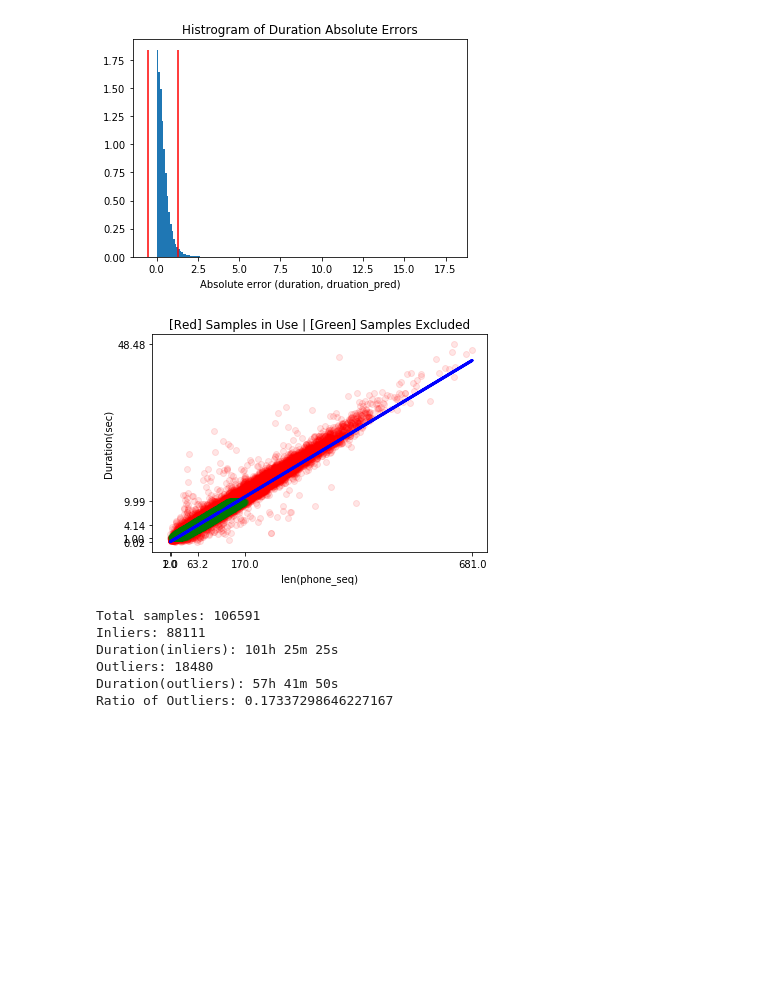
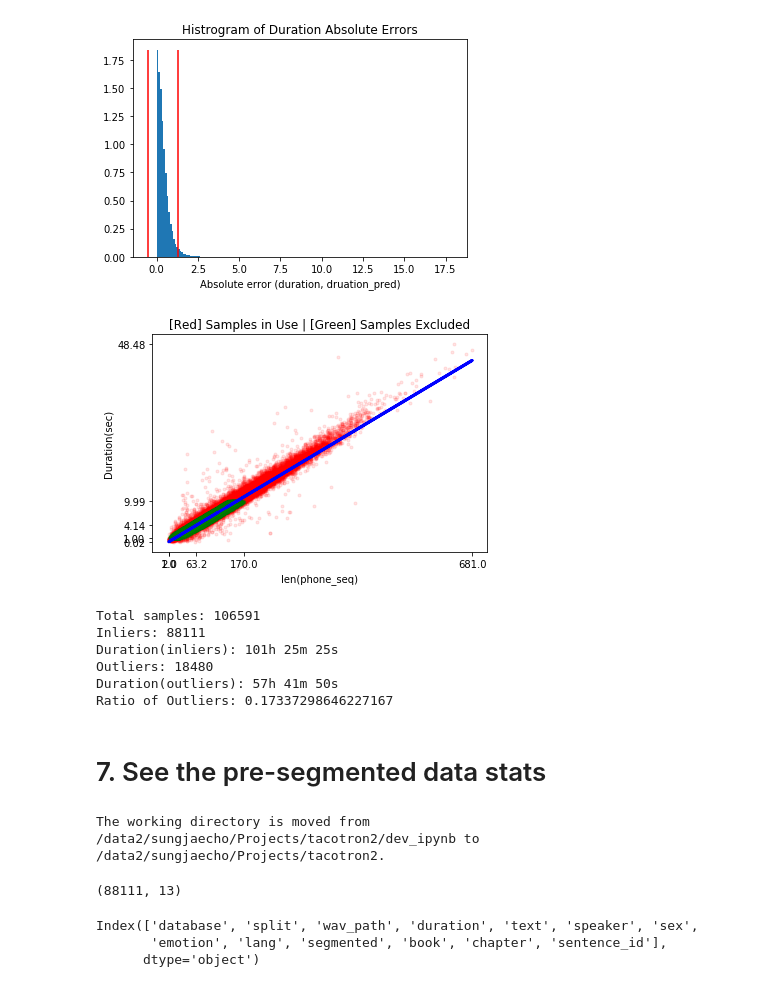
Before and after one commit to sungjae-cho/tacotron2, a Jupyter notebook: dev_ipynb/21_import_BC2013.ipynb, the cells around one changed output. Cells and saved outputs as stored; diff of their text form; code cells hidden in the pictures; blank space fills up the shorter version.

```diff
--- a/dev_ipynb/21_import_BC2013.ipynb
+++ b/dev_ipynb/21_import_BC2013.ipynb
@@ -791,39 +791,49 @@ y_outliers = y[i_outliers]
 x_inliers = x[i_inliers]
 y_inliers = y[i_inliers]
 
 plt.title('[Red] Samples in Use | [Green] Samples Excluded')
 
 # Plot outputs
-plt.scatter(x_outliers, y_outliers, color='red', alpha=0.1)
-plt.scatter(x_inliers, y_inliers, color='green', alpha=0.1)
+plt.scatter(x_outliers, y_outliers, color='red', marker='.', alpha=0.1)
+plt.scatter(x_inliers, y_inliers, color='green', marker='.',alpha=0.1)
 
 
 plt.plot(x, y_pred, color='blue', linewidth=3)
 
 plt.xticks([x_inliers.min(), x_inliers.mean(), x_inliers.max(), x.min(), x.max()])
 plt.yticks([y_inliers.min(), y_inliers.mean(), y_inliers.max(), y.min(), y.max()])
 plt.xlabel('len(phone_seq)')
 plt.ylabel('Duration(sec)')
 
 plt.show()
 
 print("Total samples:", len(x))
 print("Inliers:", len(x_inliers))
 secs_inliers = int(y[i_inliers].sum())
 h, m, s = convert(secs_inliers)
 print("Duration(inliers): {}h {}m {}s".format(h, m, s))
 
 print("Outliers:", len(x_outliers))
 secs_outliers = int(y[i_outliers].sum())
 h, m, s = convert(secs_outliers)
 print("Duration(outliers): {}h {}m {}s".format(h, m, s))
 
 print("Ratio of Outliers:", (len(x_outliers) / len(x)))
 # %% [output]
-[figure, old version]
+[figure, new version]
 Total samples: 106591
 Inliers: 88111
 Duration(inliers): 101h 25m 25s
 Outliers: 18480
 Duration(outliers): 57h 41m 50s
 Ratio of Outliers: 0.17337298646227167
+# %% [markdown]
+# 7. See the pre-segmented data stats
+# %%
+import os
+cwd_old = os.getcwd()
+os.chdir('..')
+cwd_new = os.getcwd()
+print("The working directory is moved from {} to {}.".format(cwd_old, cwd_new))
+# %% [output]
+The working directory is moved from /data2/sungjaecho/Projects/tacotron2/dev_ipynb to /data2/sungjaecho/Projects/tacotron2.
@@ -829,0 +847,10 @@ Ratio of Outliers: 0.17337298646227167
+# %%
+df_bc.shape
+# %% [output]
+(88111, 13)
+# %%
+df_bc.columns
+# %% [output]
+Index(['database', 'split', 'wav_path', 'duration', 'text', 'speaker', 'sex',
+       'emotion', 'lang', 'segmented', 'book', 'chapter', 'sentence_id'],
+      dtype='object')
```
Also changed, not shown: parts of 21 cells of this notebook.
